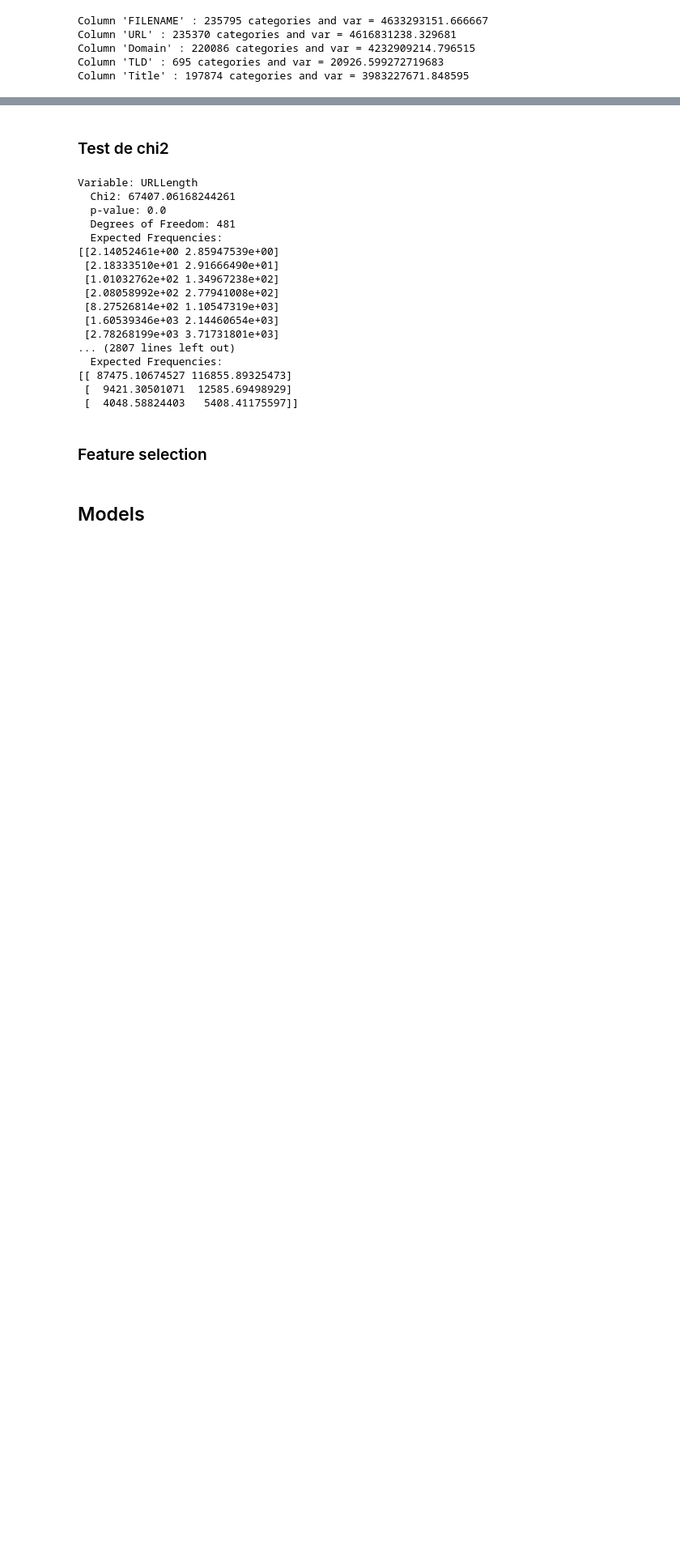
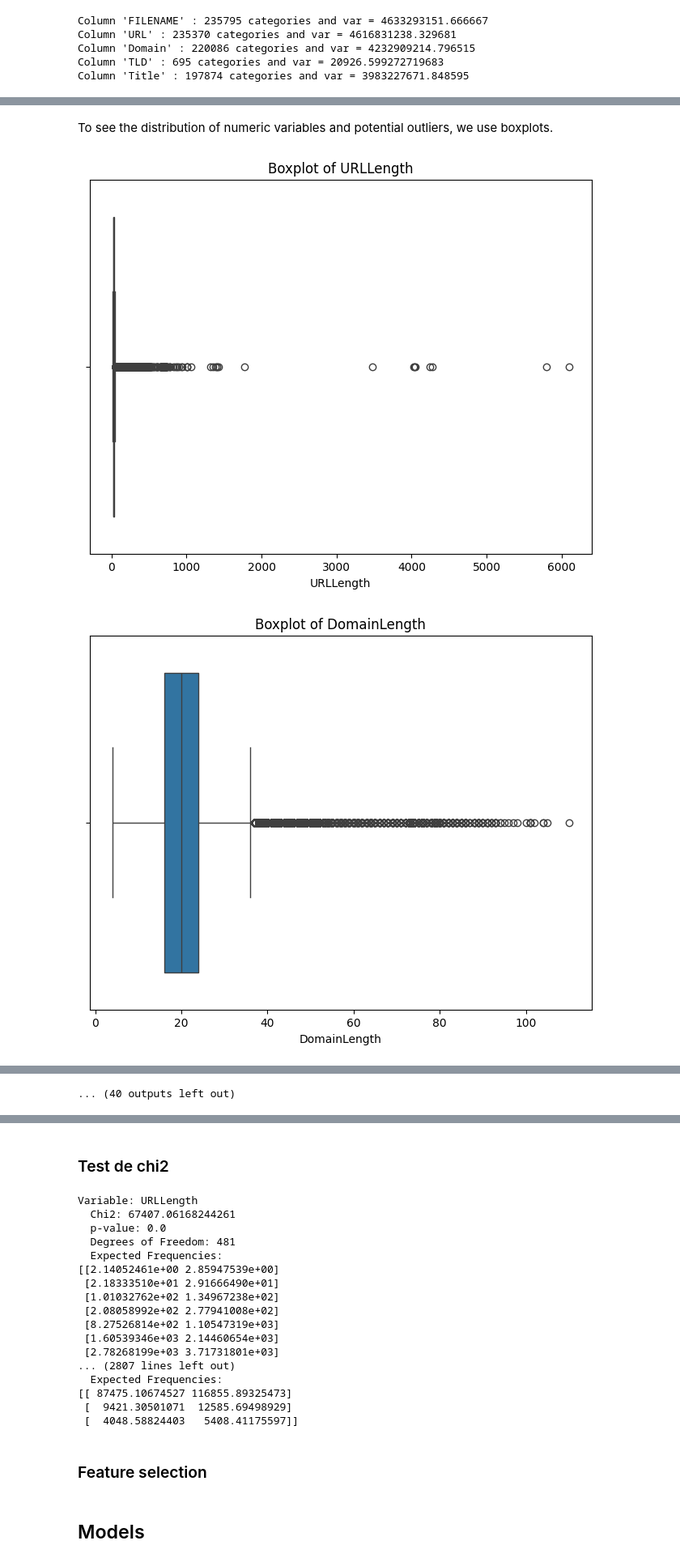
Before and after one commit to mathildadmbl/challenge2, a Jupyter notebook: challenge_2.ipynb, the cells around one changed output, grey strips where cells are left out. Shown at 81% size. Saved outputs shown, nothing was run; the diff lists cells and outputs as text; code cells hidden in the pictures; blank space fills up the shorter version.

Commit message:
boxplots et histo

```diff
--- a/challenge_2.ipynb
+++ b/challenge_2.ipynb
@@ -117,0 +123,15 @@ Column 'Title' : 197874 categories and var = 3983227671.848595
+# %% [markdown]
+To see the distribution of numeric variables and potential outliers, we use boxplots.
+# %%
+def draw_boxplots(df):
+    for column in df.columns:
+        if ptypes.is_numeric_dtype(df[column]):
+            plt.figure(figsize=(8, 6))
+            sns.boxplot(x=column, data=df, orient='v')
+            plt.title(f'Boxplot of {column}')
+            plt.show()
+# %%
+draw_boxplots(df)
+# %% [output]
+[figure, added]
+[figure, added]
@@ -117,0 +148 @@ Column 'Title' : 197874 categories and var = 3983227671.848595
+... (40 outputs left out)
```
Also changed, not shown: parts of 11 cells of this notebook.
